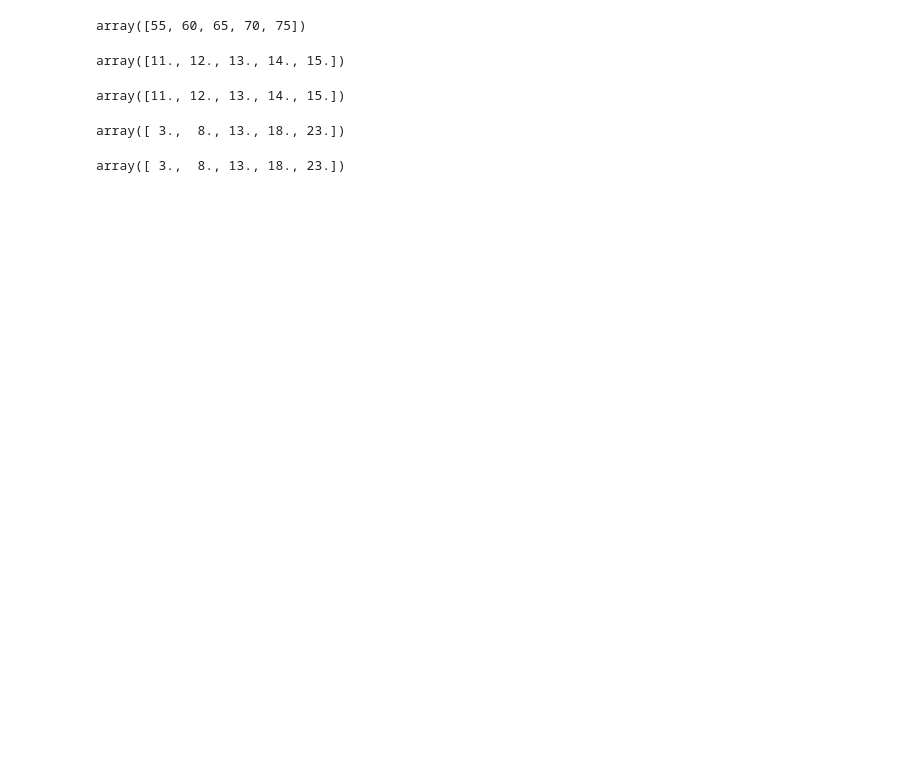
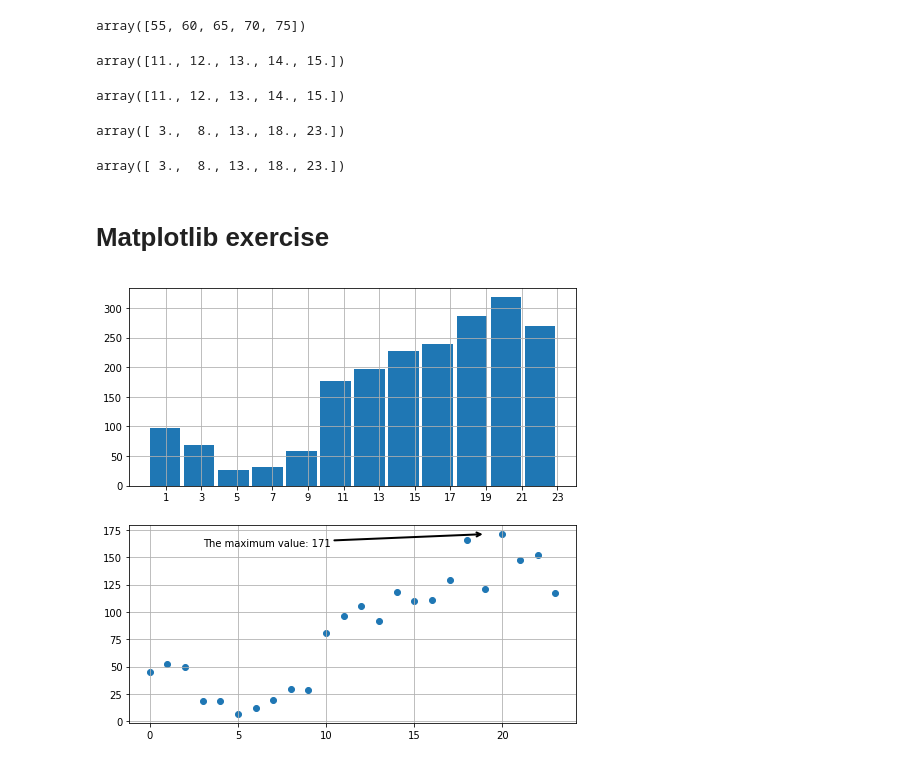
Before and after one commit to earter/Python-class, a Jupyter notebook: exercises4.ipynb, the cells around one changed output. Drawn from its saved outputs; the diff is of its cells as text; code cells hidden in the pictures; blank space fills up the shorter version.

```diff
--- a/exercises4.ipynb
+++ b/exercises4.ipynb
@@ -152,2 +147,4 @@ avg
 # %% [output]
 array([ 3.,  8., 13., 18., 23.])
+# %% [markdown]
+# Matplotlib exercise
@@ -153,0 +154,30 @@ array([ 3.,  8., 13., 18., 23.])
+# %%
+## task 1 ##
+# Read the data attached in ISOD about the crimes in Los Angeles from 2010.
+# Generate a histogram analyzing the number of crimes committed along the day.
+# Show the hour of day distribution of crimes using two kinds of plots:
+# histiogram and a scatter plot. (Caution! For scatter plot you will have
+# to calculate number of crime occurrences in each hour.)
+
+import collections
+
+with open('Crime_Data_from_2010_small.csv') as f:
+    reader = csv.reader(f, delimiter=',')
+    occurances_hours = [row[3][0:2] for row in reader]
+    occurances_hours = sorted(list(map(int, occurances_hours[1:])))
+
+fig, axes = plt.subplots(2,1, figsize=(8,8))
+axes[0].grid()
+axes[0].hist(occurances_hours, rwidth=0.9, bins=12)
+axes[0].set_xticks(range(1,24,2))
+
+cnt = collections.Counter(occurances_hours)
+axes[1].grid()
+axes[1].scatter(cnt.keys(),cnt.values())
+axes[1].annotate(f'The maximum value: {max(cnt.values())}', xytext=(3,160),xy=(19, 171),
+            arrowprops=dict(arrowstyle="->",lw=2))
+
+
+plt.show() #no matpotlib object info is printed
+# %% [output]
+[figure, added]
```
Also changed, not shown: parts of 21 cells of this notebook.
